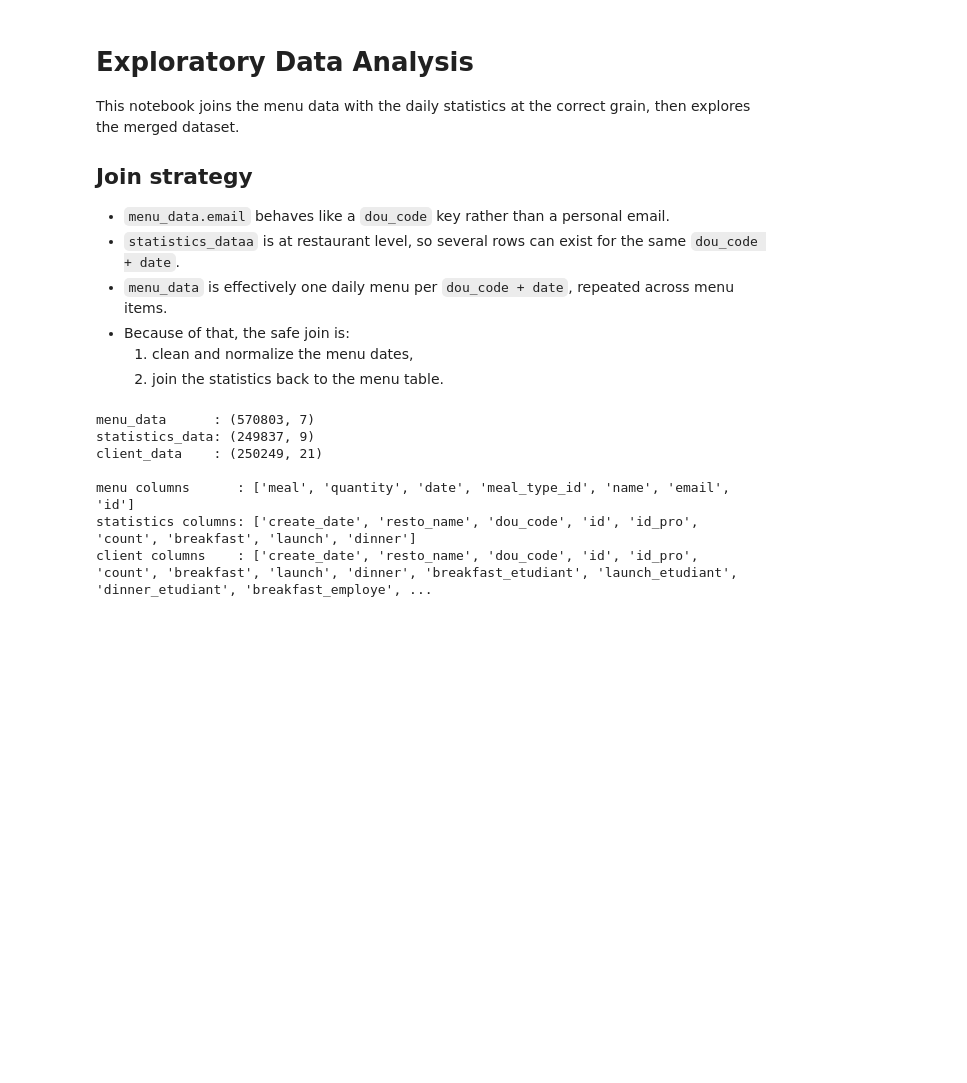
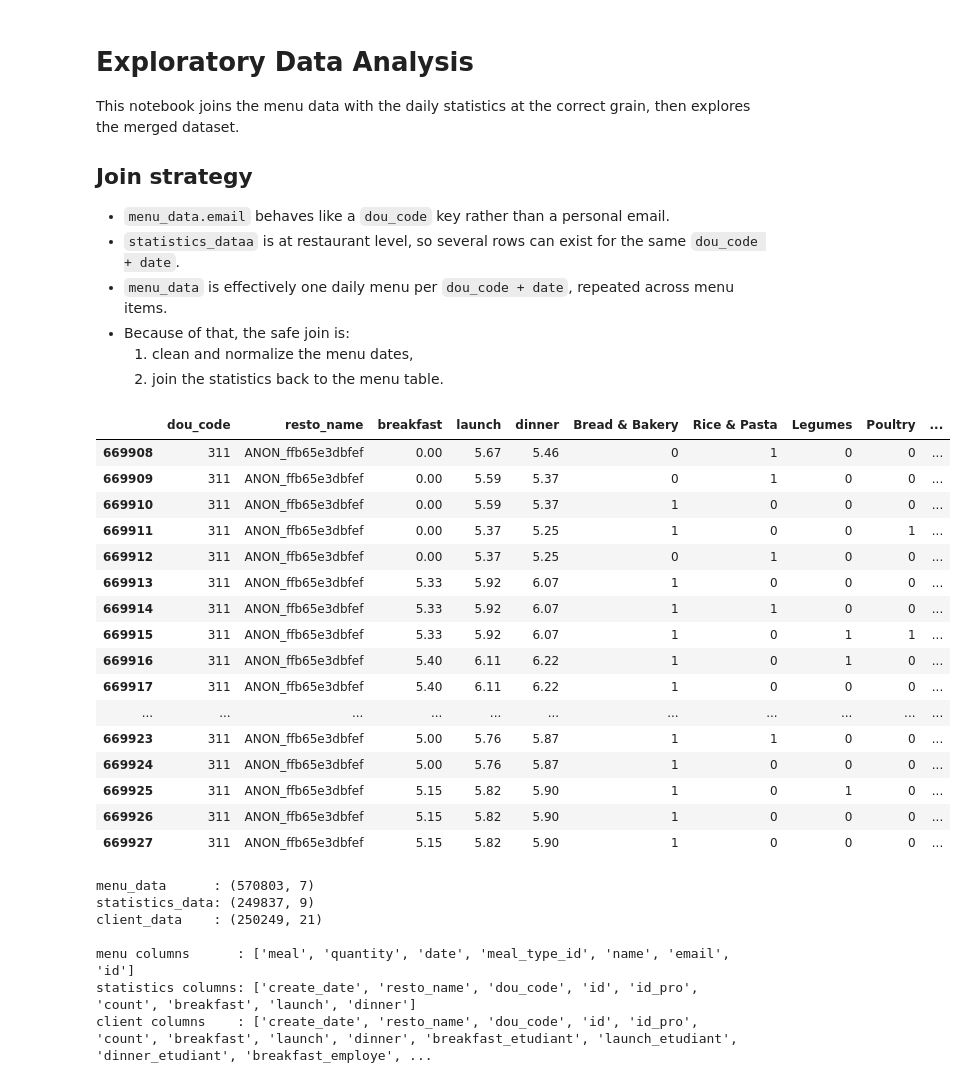
Before and after one commit to aziziabdallahesmail-ensia/IntelliCanteen, a Jupyter notebook: intellicanteen/notebooks/EDA.ipynb, the cells around one changed output. Cells and saved outputs as stored; diff of their text form; code cells hidden in the pictures; blank space fills up the shorter version.

```diff
--- a/intellicanteen/notebooks/EDA.ipynb
+++ b/intellicanteen/notebooks/EDA.ipynb
@@ -22,6 +22,27 @@ pd.set_option('display.max_columns', None)
 pd.set_option('display.max_rows', 100)
 pd.options.display.float_format = '{:,.2f}'.format
 plt.style.use('ggplot')
+# %%
+df=pd.read_csv("../data/processed/processed_data.csv")
+df.tail(n=20)
+# %% [output]
+|  | dou_code | resto_name | breakfast | launch | dinner | Bread & Bakery | Rice & Pasta | Legumes | Poultry | ... |
+| 669908 | 311 | ANON_ffb65e3dbfef | 0.00 | 5.67 | 5.46 | 0 | 1 | 0 | 0 | ... |
+| 669909 | 311 | ANON_ffb65e3dbfef | 0.00 | 5.59 | 5.37 | 0 | 1 | 0 | 0 | ... |
+| 669910 | 311 | ANON_ffb65e3dbfef | 0.00 | 5.59 | 5.37 | 1 | 0 | 0 | 0 | ... |
+| 669911 | 311 | ANON_ffb65e3dbfef | 0.00 | 5.37 | 5.25 | 1 | 0 | 0 | 1 | ... |
+| 669912 | 311 | ANON_ffb65e3dbfef | 0.00 | 5.37 | 5.25 | 0 | 1 | 0 | 0 | ... |
+| 669913 | 311 | ANON_ffb65e3dbfef | 5.33 | 5.92 | 6.07 | 1 | 0 | 0 | 0 | ... |
+| 669914 | 311 | ANON_ffb65e3dbfef | 5.33 | 5.92 | 6.07 | 1 | 1 | 0 | 0 | ... |
+| 669915 | 311 | ANON_ffb65e3dbfef | 5.33 | 5.92 | 6.07 | 1 | 0 | 1 | 1 | ... |
+| 669916 | 311 | ANON_ffb65e3dbfef | 5.40 | 6.11 | 6.22 | 1 | 0 | 1 | 0 | ... |
+| 669917 | 311 | ANON_ffb65e3dbfef | 5.40 | 6.11 | 6.22 | 1 | 0 | 0 | 0 | ... |
+| ... | ... | ... | ... | ... | ... | ... | ... | ... | ... | ... |
+| 669923 | 311 | ANON_ffb65e3dbfef | 5.00 | 5.76 | 5.87 | 1 | 1 | 0 | 0 | ... |
+| 669924 | 311 | ANON_ffb65e3dbfef | 5.00 | 5.76 | 5.87 | 1 | 0 | 0 | 0 | ... |
+| 669925 | 311 | ANON_ffb65e3dbfef | 5.15 | 5.82 | 5.90 | 1 | 0 | 1 | 0 | ... |
+| 669926 | 311 | ANON_ffb65e3dbfef | 5.15 | 5.82 | 5.90 | 1 | 0 | 0 | 0 | ... |
+| 669927 | 311 | ANON_ffb65e3dbfef | 5.15 | 5.82 | 5.90 | 1 | 0 | 0 | 0 | ... |
 # %%
 menu_data       = pd.read_excel('../data/raw/Menu_20260411_anonymized.xlsx')
 statistics_dataa = pd.read_excel('../data/raw/Statistics_per_day_20260410_anonymized.xlsx')
```
Also changed, not shown: 2 other files.
